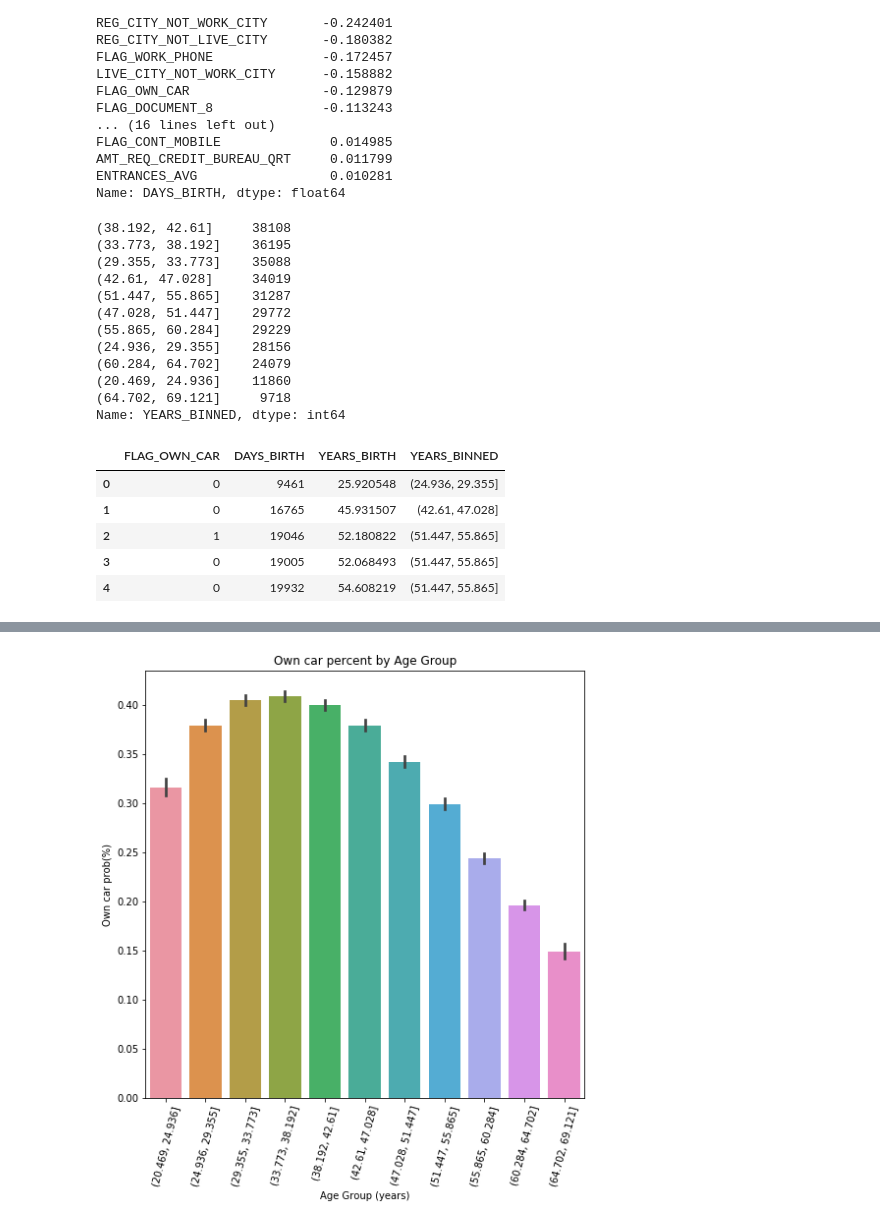
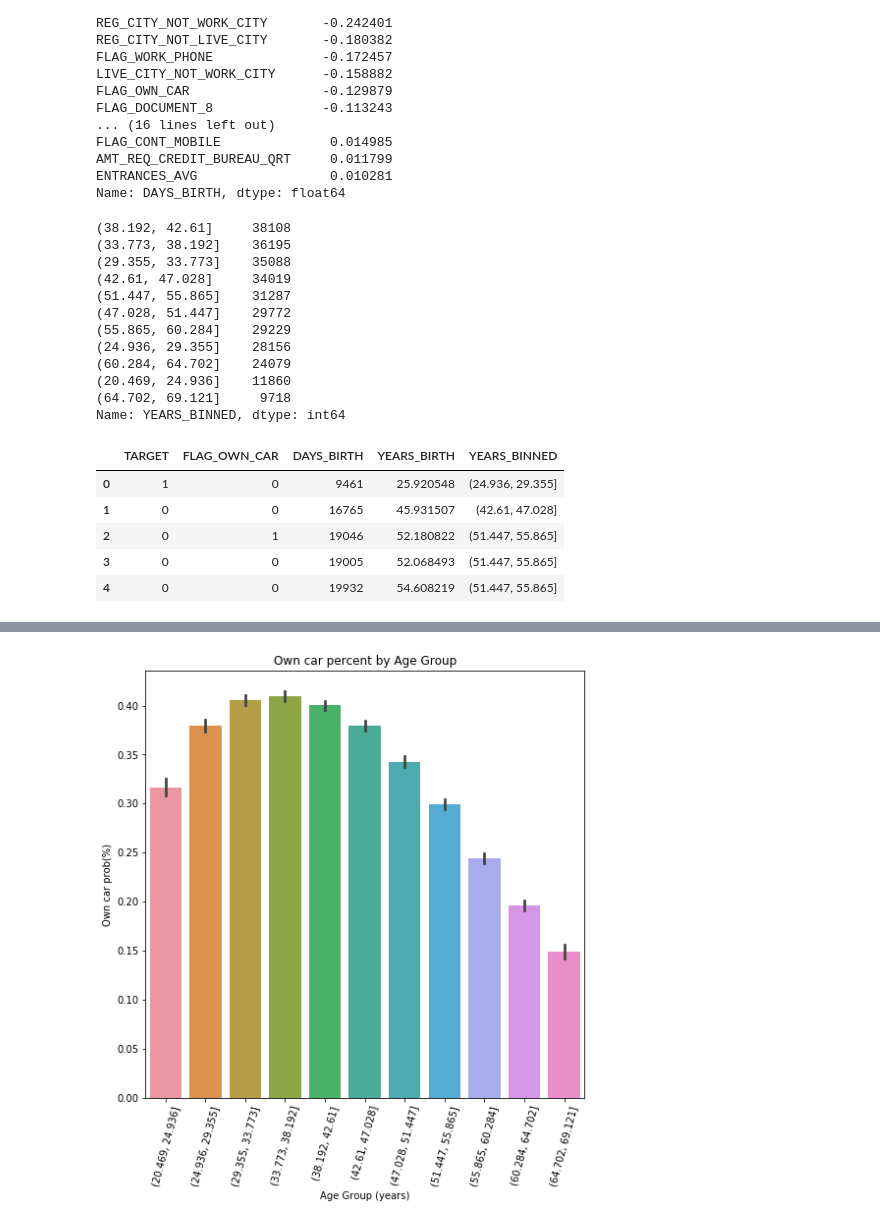
Before and after one commit to luokamars/3rd-ML100Days, a Jupyter notebook: homework/Day_018_HW.ipynb, the cells around one changed output, grey strips where cells are left out. Cells and saved outputs as stored; diff of their text form; code cells hidden in the pictures.

```diff
--- a/homework/Day_018_HW.ipynb
+++ b/homework/Day_018_HW.ipynb
@@ -86,33 +86,33 @@ AMT_REQ_CREDIT_BUREAU_QRT     0.011799
 ENTRANCES_AVG                 0.010281
 Name: DAYS_BIRTH, dtype: float64
 # %%
-#觀察年齡與FLAG_OWN_CAR的關係
+#觀察TARGET 年齡與FLAG_OWN_CAR的關係
 
 app_train['FLAG_OWN_CAR'].fillna(0)#缺值補0
-age_data = app_train[['FLAG_OWN_CAR', 'DAYS_BIRTH']] # subset
+age_data = app_train[['TARGET','FLAG_OWN_CAR', 'DAYS_BIRTH']] # subset
 age_data['YEARS_BIRTH'] = abs(age_data['DAYS_BIRTH'])/365
 
 bin_cut = 11
 age_data['YEARS_BINNED'] = pd.cut(age_data['YEARS_BIRTH'], bins = bin_cut)
 # 顯示不同組的數量
 print(age_data['YEARS_BINNED'].value_counts())
 age_data.head()
 # %% [output]
 (38.192, 42.61]     38108
 (33.773, 38.192]    36195
 (29.355, 33.773]    35088
 (42.61, 47.028]     34019
 (51.447, 55.865]    31287
 (47.028, 51.447]    29772
 (55.865, 60.284]    29229
 (24.936, 29.355]    28156
 (60.284, 64.702]    24079
 (20.469, 24.936]    11860
 (64.702, 69.121]     9718
 Name: YEARS_BINNED, dtype: int64
-|  | FLAG_OWN_CAR | DAYS_BIRTH | YEARS_BIRTH | YEARS_BINNED |
-| 0 | 0 | 9461 | 25.920548 | (24.936, 29.355] |
-| 1 | 0 | 16765 | 45.931507 | (42.61, 47.028] |
-| 2 | 1 | 19046 | 52.180822 | (51.447, 55.865] |
-| 3 | 0 | 19005 | 52.068493 | (51.447, 55.865] |
-| 4 | 0 | 19932 | 54.608219 | (51.447, 55.865] |
+|  | TARGET | FLAG_OWN_CAR | DAYS_BIRTH | YEARS_BIRTH | YEARS_BINNED |
+| 0 | 1 | 0 | 9461 | 25.920548 | (24.936, 29.355] |
+| 1 | 0 | 0 | 16765 | 45.931507 | (42.61, 47.028] |
+| 2 | 0 | 1 | 19046 | 52.180822 | (51.447, 55.865] |
+| 3 | 0 | 0 | 19005 | 52.068493 | (51.447, 55.865] |
+| 4 | 0 | 0 | 19932 | 54.608219 | (51.447, 55.865] |
```
Also changed, not shown: parts of 3 cells of this notebook.
